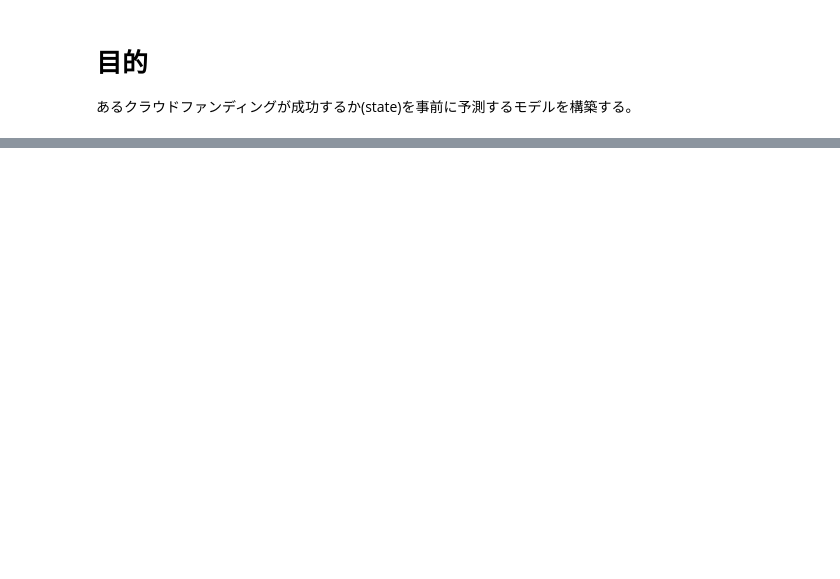
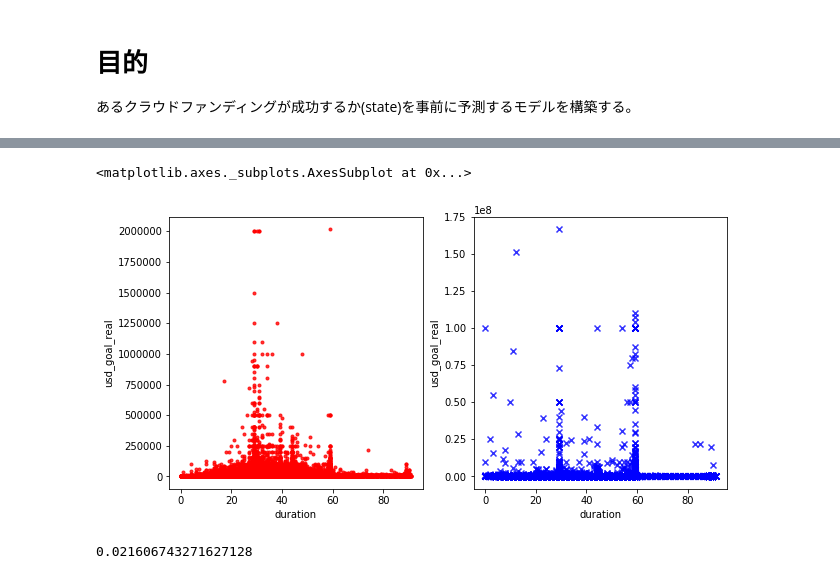
Before and after one commit to mstd100/AI_seminar, a Jupyter notebook: Day2_work_土井将登.ipynb, the cells around one changed output, grey strips where cells are left out. Saved outputs shown, nothing was run; the diff lists cells and outputs as text; code cells hidden in the pictures; blank space fills up the shorter version.

```diff
--- a/Day2_work_土井将登.ipynb
+++ b/Day2_work_土井将登.ipynb
@@ -161,0 +138,20 @@ plt.show()
+# %%
+# 成功と失敗で DataFrameを分ける
+ks_projects_data_successful = ks_projects_data2[(ks_projects_data2['state'] == 1)].copy().reset_index(drop=True)
+ks_projects_data_failed = ks_projects_data2[(ks_projects_data2['state'] == 0)].copy().reset_index(drop=True)
+
+# durationとusd_goal_readlの
+fig2,ax2 = plt.subplots(1,2, figsize=(10,5))
+sns.regplot('duration', 'usd_goal_real', data=ks_projects_data_successful, marker='.', color='red', ax=ax2[0])
+sns.regplot('duration', 'usd_goal_real', data=ks_projects_data_failed, marker='x', color='blue', ax=ax2[1])
+# %% [output]
+<matplotlib.axes._subplots.AxesSubplot at 0x...>
+[figure, added]
+# %%
+# durationとusd_goal_realの相関係数を計算
+correlation = ks_projects_data2['duration'].corr(ks_projects_data2['usd_goal_real'])
+print(correlation)
+
+# durationとusd_goal_realは相関が無い
+# %% [output]
+0.021606743271627128
```
Also changed, not shown: parts of 19 cells of this notebook.
